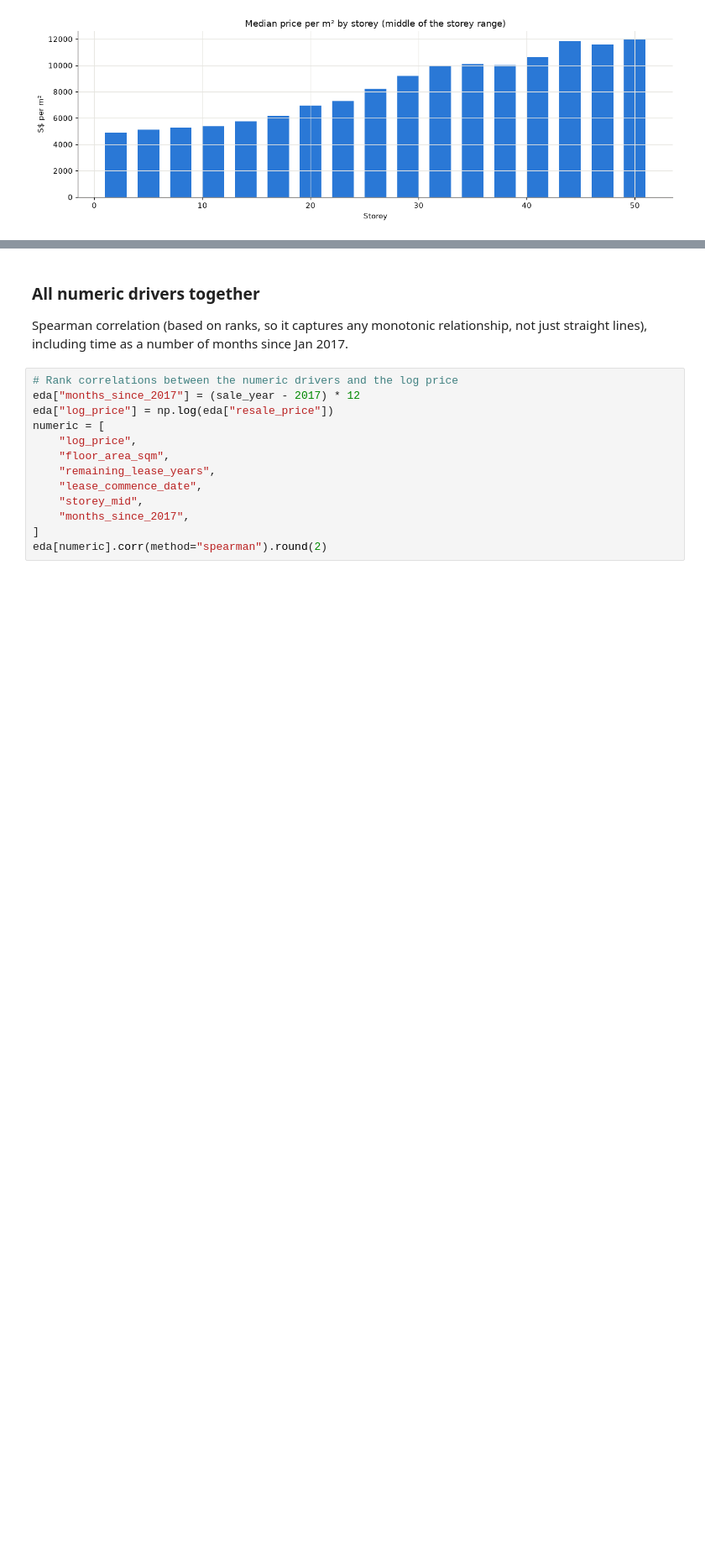
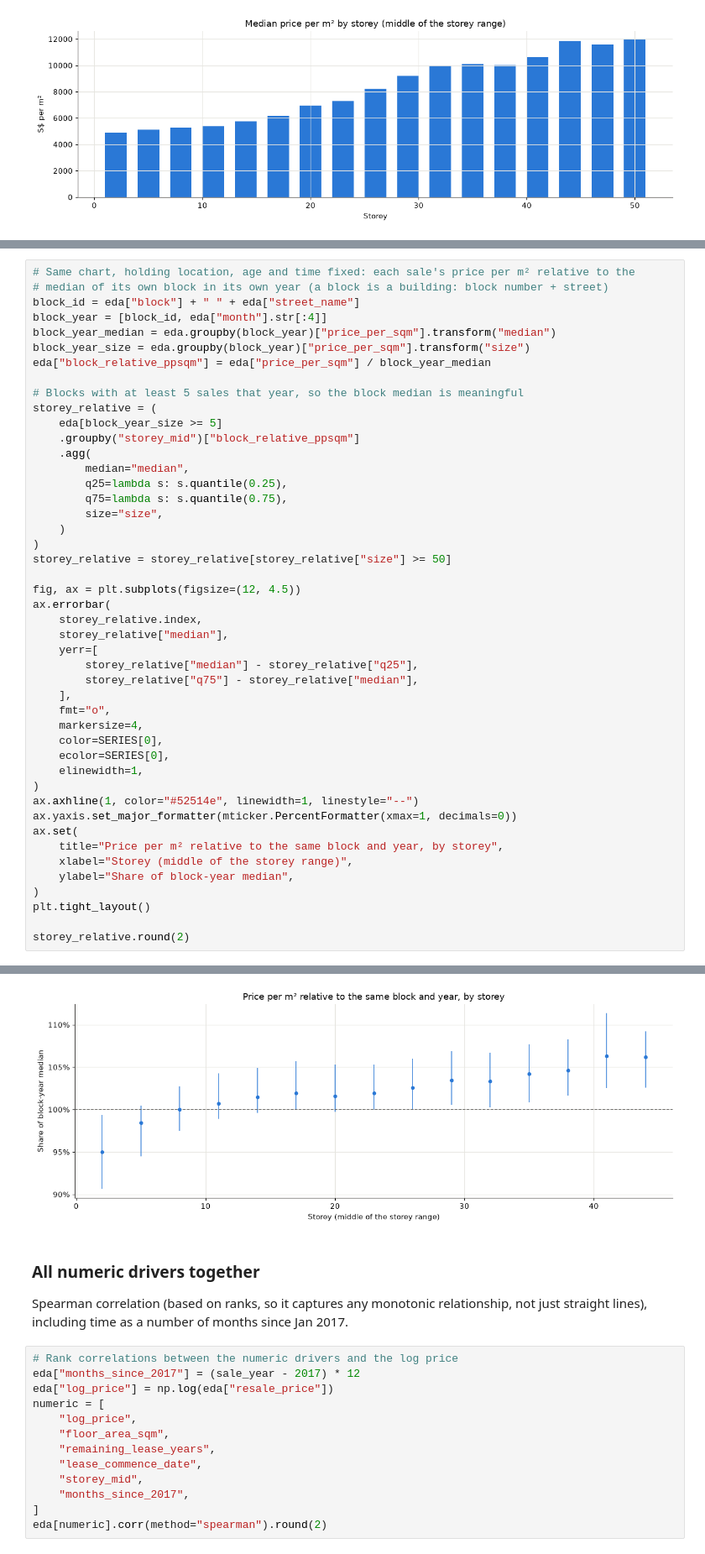
Before and after one commit to bjayles/machine-learning, a Jupyter notebook: projects/01-hdb-resale/notebooks/01-eda.ipynb, the cells around one changed output, grey strips where cells are left out. Shown at 84% size. Saved outputs shown, nothing was run; the diff lists cells and outputs as text; blank space fills up the shorter version.

```diff
--- a/projects/01-hdb-resale/notebooks/01-eda.ipynb
+++ b/projects/01-hdb-resale/notebooks/01-eda.ipynb
@@ -390,0 +467,47 @@ storey
+# %%
+# Same chart, holding location, age and time fixed: each sale's price per m² relative to the
+# median of its own block in its own year (a block is a building: block number + street)
+block_id = eda["block"] + " " + eda["street_name"]
+block_year = [block_id, eda["month"].str[:4]]
+block_year_median = eda.groupby(block_year)["price_per_sqm"].transform("median")
+block_year_size = eda.groupby(block_year)["price_per_sqm"].transform("size")
+eda["block_relative_ppsqm"] = eda["price_per_sqm"] / block_year_median
+
+# Blocks with at least 5 sales that year, so the block median is meaningful
+storey_relative = (
+    eda[block_year_size >= 5]
+    .groupby("storey_mid")["block_relative_ppsqm"]
+    .agg(
+        median="median",
+        q25=lambda s: s.quantile(0.25),
+        q75=lambda s: s.quantile(0.75),
+        size="size",
+    )
+)
+storey_relative = storey_relative[storey_relative["size"] >= 50]
+
+fig, ax = plt.subplots(figsize=(12, 4.5))
+ax.errorbar(
+    storey_relative.index,
+    storey_relative["median"],
+    yerr=[
+        storey_relative["median"] - storey_relative["q25"],
+        storey_relative["q75"] - storey_relative["median"],
+    ],
+    fmt="o",
+    markersize=4,
+    color=SERIES[0],
+    ecolor=SERIES[0],
+    elinewidth=1,
+)
+ax.axhline(1, color="#52514e", linewidth=1, linestyle="--")
+ax.yaxis.set_major_formatter(mticker.PercentFormatter(xmax=1, decimals=0))
+ax.set(
+    title="Price per m² relative to the same block and year, by storey",
+    xlabel="Storey (middle of the storey range)",
+    ylabel="Share of block-year median",
+)
+plt.tight_layout()
+
+storey_relative.round(2)
+# %% [output]
@@ -391,3 +531,4 @@ storey
+[figure, added]
 # %% [markdown]
 ### All numeric drivers together
 
```
Also changed, not shown: parts of 11 cells of this notebook.
